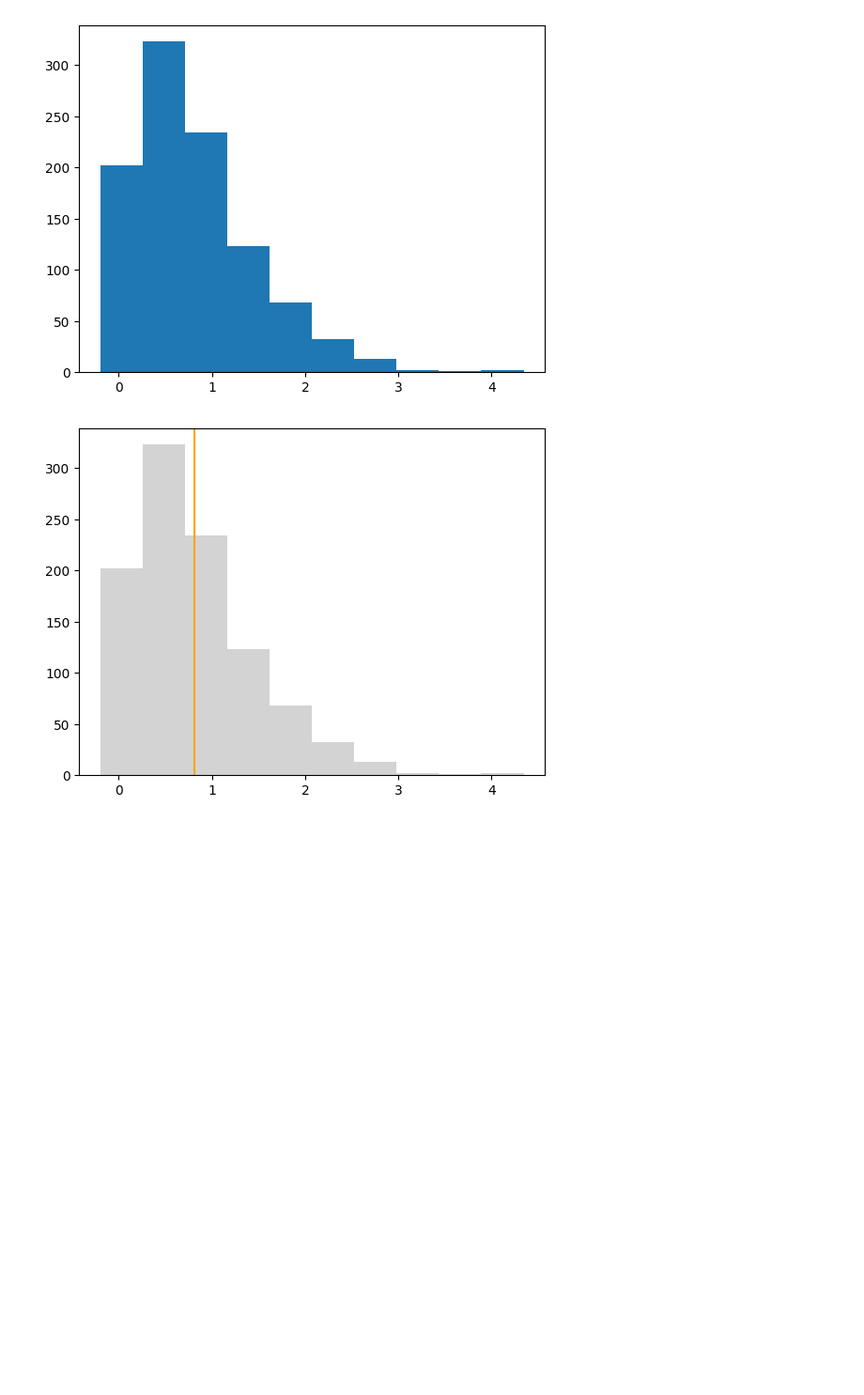
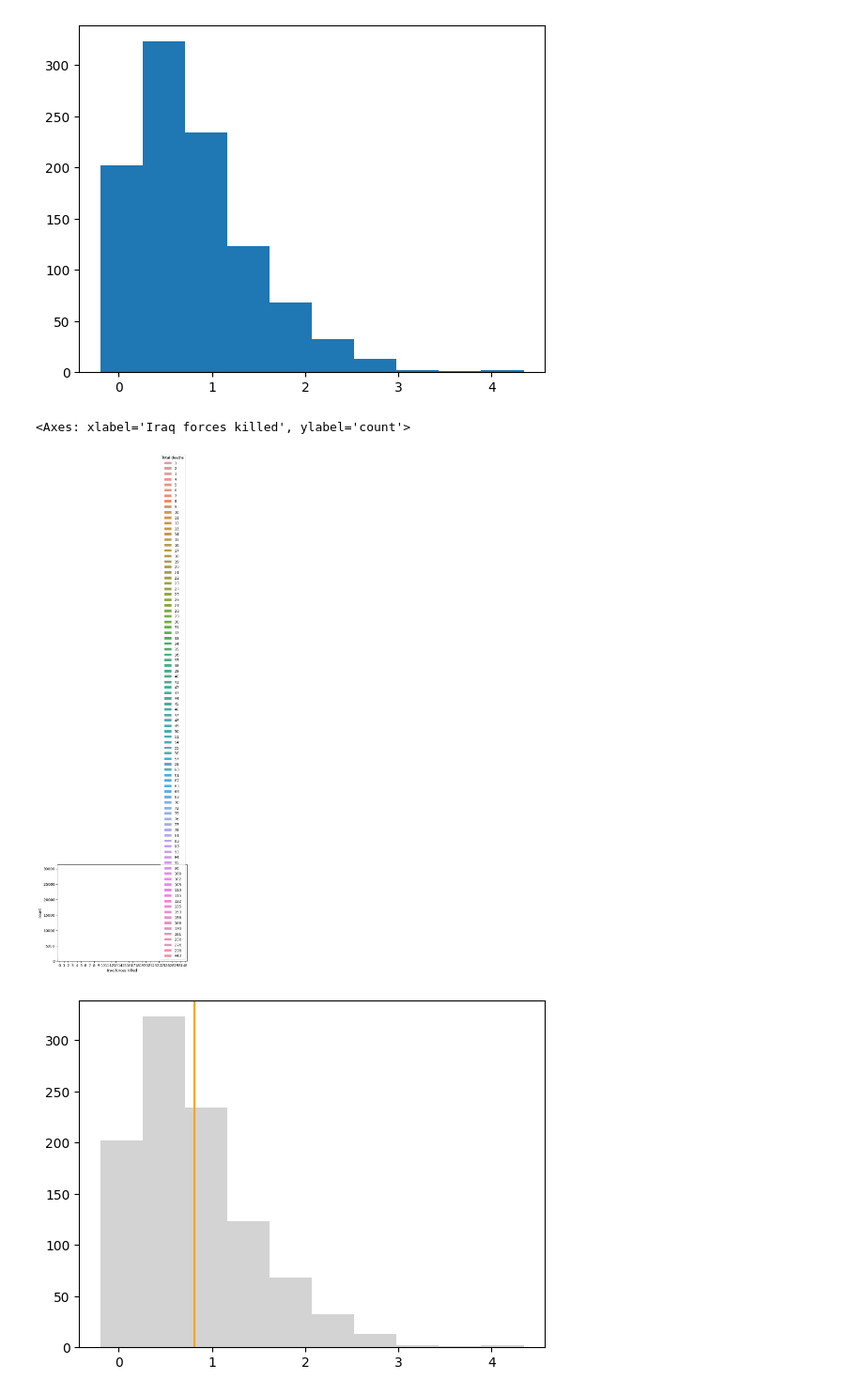
Before and after one commit to samanjalal499/statistics, a Jupyter notebook: histogram.ipynb, the cells around one changed output. Shown: that part at 94% size. Drawn from its saved outputs; the diff is of its cells as text; code cells hidden in the pictures; blank space fills up the shorter version.

```diff
--- a/histogram.ipynb
+++ b/histogram.ipynb
@@ -140,6 +158,11 @@ ax = plt.subplots()
 _=plt.hist(x)
 # %% [output]
 [figure]
+# %%
+sns.countplot(x="Iraq forces killed",hue="Total deaths",data=mydata)
+# %% [output]
+<Axes: xlabel='Iraq forces killed', ylabel='count'>
+[figure, added]
 # %%
 fig, ax = plt.subplots()
 plt.axvline(x = x.mean(), color='orange')
```
Also changed, not shown: parts of 9 cells of this notebook.
